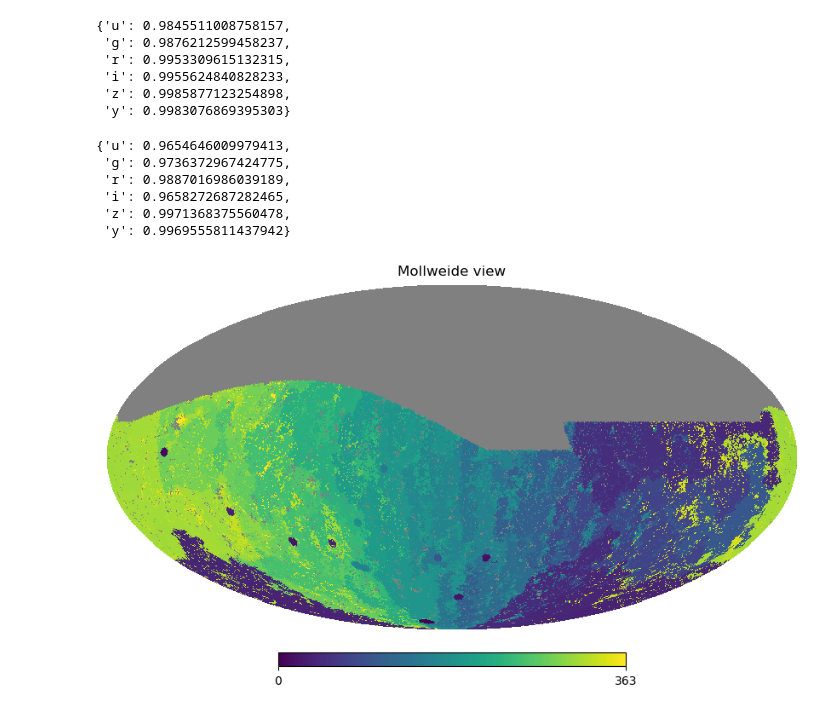
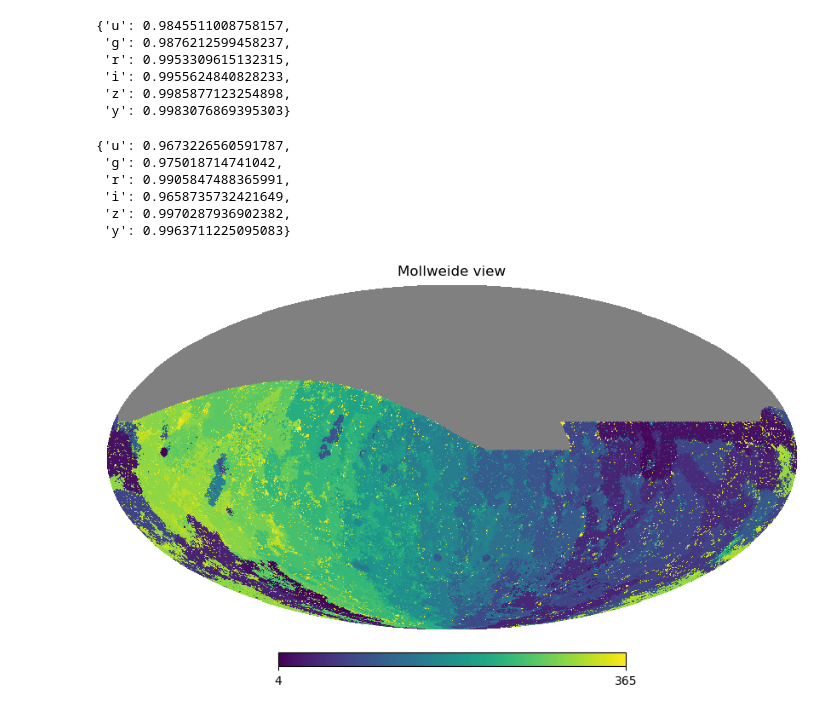
Before and after one commit to lsst-sims/sims_featureScheduler_runs5.2, a Jupyter notebook: comp_survey/template_time.ipynb, the cells around one changed output. Cells and saved outputs as stored; diff of their text form; code cells hidden in the pictures.

```diff
--- a/comp_survey/template_time.ipynb
+++ b/comp_survey/template_time.ipynb
@@ -109,9 +109,9 @@ db_files = ["comp_survey_v5.2.0_10yrs.db",
             #"../templates_decpairs/templates_decpairs_mixed_v5.2.0_10yrs.db",
            #"../templates_fast/templates_fast_mixed_v5.2.0_10yrs.db",
            #"../templates_fast/templates_fast_mixed2_v5.2.0_10yrs.db",
-           "../templates_cleanup/templates_cleanup_v5.2.0_1yrs.db",
-           "../templates_slow_clean/templates_slow_clean_v5.2.0_1yrs.db",
-           "../templates_cleanup/templates_cleanup_25_v5.2.0_1yrs.db"]
+           "../templates_cleanup/templates_cleanup_v5.2.0_10yrs.db",
+           "../templates_slow_clean/templates_slow_clean_v5.2.0_10yrs.db",
+           "../templates_cleanup/templates_cleanup_25_v5.2.0_10yrs.db"]
 arrays = {}
 infos = {}
 
@@ -235,7 +235,7 @@ per_band
  'y': 0.9983076869395303}
 # %%
 # Let's check the coverage per filter
-db_file = "../templates_slow_clean/templates_slow_clean_v5.2.0_1yrs.db"
+db_file = "../templates_slow_clean/templates_slow_clean_v5.2.0_10yrs.db"
 pb_arr = {}
 pb_infos = {}
 visits_array, run_name = read_sim(db_file)
@@ -258,13 +258,13 @@ for bandname in 'ugrizy':
 # %%
 per_band
 # %% [output]
-{'u': 0.9654646009979413,
- 'g': 0.9736372967424775,
- 'r': 0.9887016986039189,
- 'i': 0.9658272687282465,
- 'z': 0.9971368375560478,
- 'y': 0.9969555811437942}
+{'u': 0.9673226560591787,
+ 'g': 0.975018714741042,
+ 'r': 0.9905847488365991,
+ 'i': 0.9658735732421649,
+ 'z': 0.9970287936902382,
+ 'y': 0.9963711225095083}
 # %%
-hp.mollview(pb_arr['g'])
+hp.mollview(pb_arr['r'], max=365)
 # %% [output]
-[figure, old version]
+[figure, new version]
```
Also changed, not shown: parts of 3 cells of this notebook, 10 other files.
